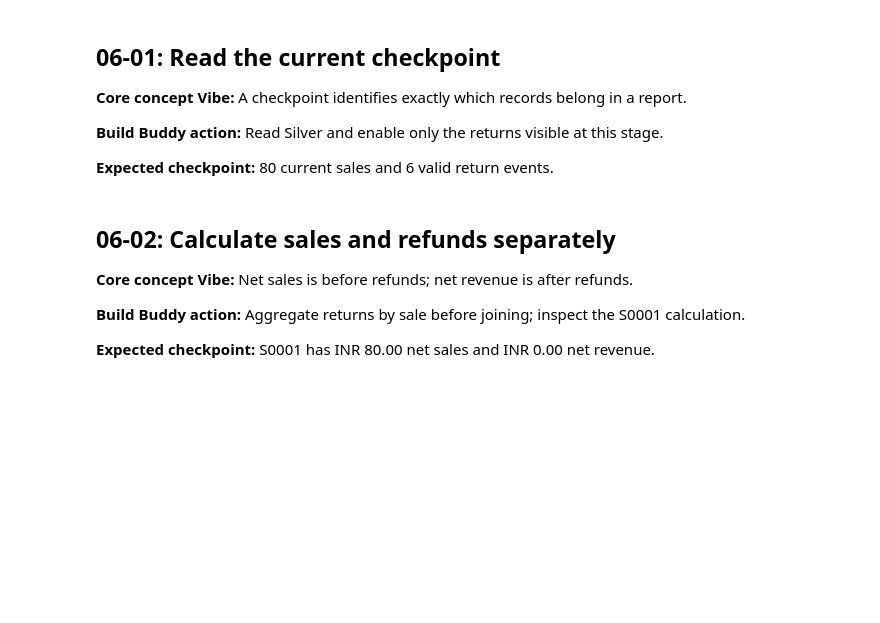
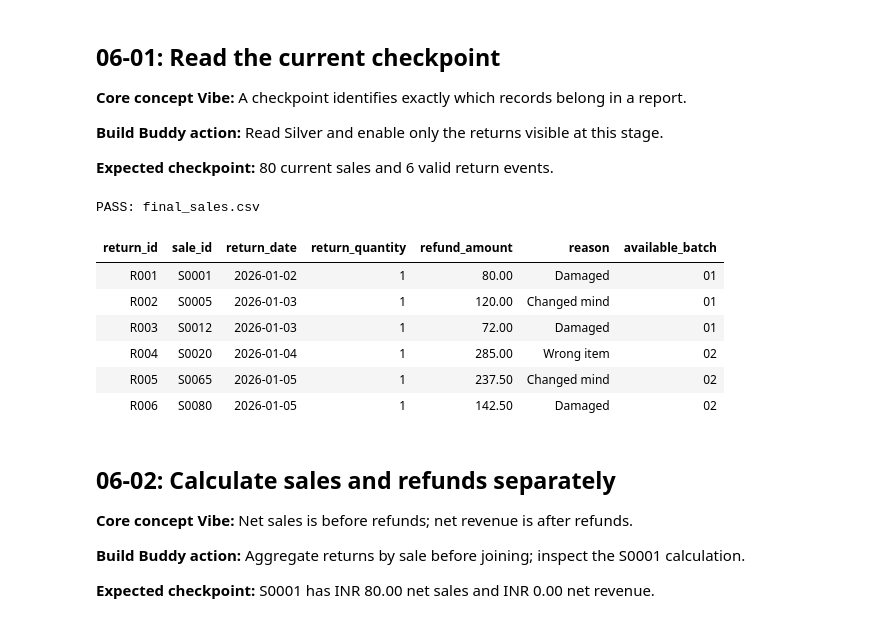
Before and after one commit to aroravocado/retailflow-data-engineering-databricks, a Jupyter notebook: notebooks/06_final_reports_and_checks.ipynb, the cells around one changed output. Cells and saved outputs as stored; diff of their text form; code cells hidden in the pictures; blank space fills up the shorter version.

```diff
--- a/notebooks/06_final_reports_and_checks.ipynb
+++ b/notebooks/06_final_reports_and_checks.ipynb
@@ -299,7 +301,24 @@ def report_views(sales, returns):
 # %%
 # Build Buddy step 06-01
 # Create your solution here after attempting the task.
 # Keep this cell ID; it links your work to the playlist.
+stage = 'final'
+sales = spark.table(table_name('silver_sales')).select(*SALES_COLUMNS)
+assert sales.count() == 80, 'Wrong checkpoint: follow the notebook run order in README.'
+assert_expected(sales, stage + '_sales.csv', ignore_provenance=True)
+return_rows = visible_returns(stage, collected_sales(sales))
+returns = return_frame(return_rows)
+assert returns.count() == 6
+display(returns.orderBy('return_id'))
+# %% [output]
+PASS: final_sales.csv
+| return_id | sale_id | return_date | return_quantity | refund_amount | reason | available_batch |
+| R001 | S0001 | 2026-01-02 | 1 | 80.00 | Damaged | 01 |
+| R002 | S0005 | 2026-01-03 | 1 | 120.00 | Changed mind | 01 |
+| R003 | S0012 | 2026-01-03 | 1 | 72.00 | Damaged | 01 |
+| R004 | S0020 | 2026-01-04 | 1 | 285.00 | Wrong item | 02 |
+| R005 | S0065 | 2026-01-05 | 1 | 237.50 | Changed mind | 02 |
+| R006 | S0080 | 2026-01-05 | 1 | 142.50 | Damaged | 02 |
 # %% [markdown]
 ## 06-02: Calculate sales and refunds separately
 
```
Also changed, not shown: parts of 5 cells of this notebook.
